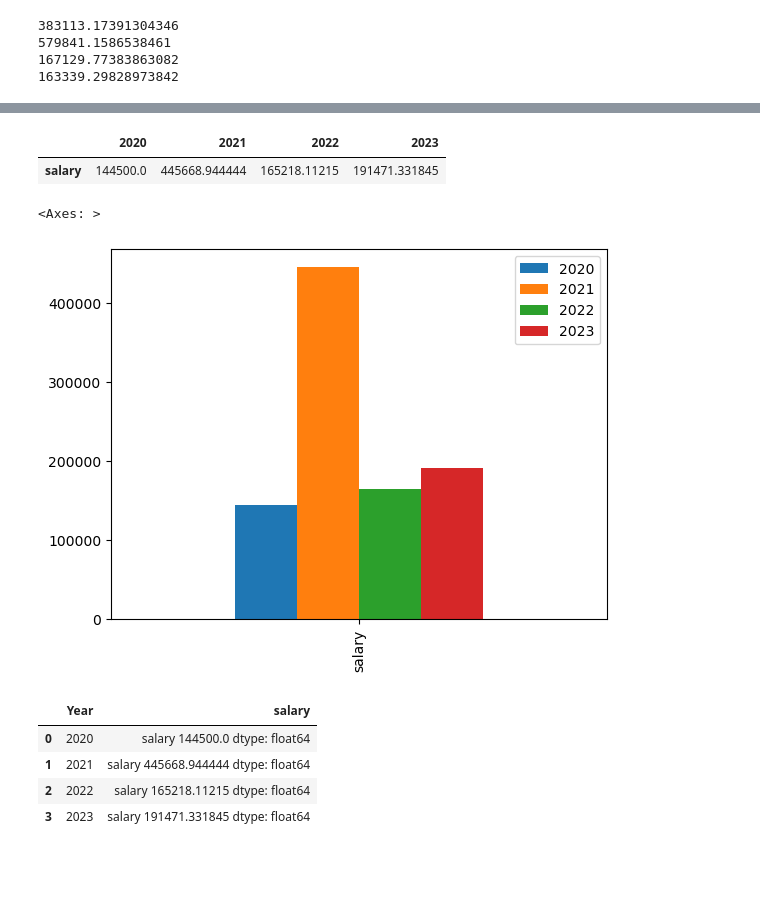
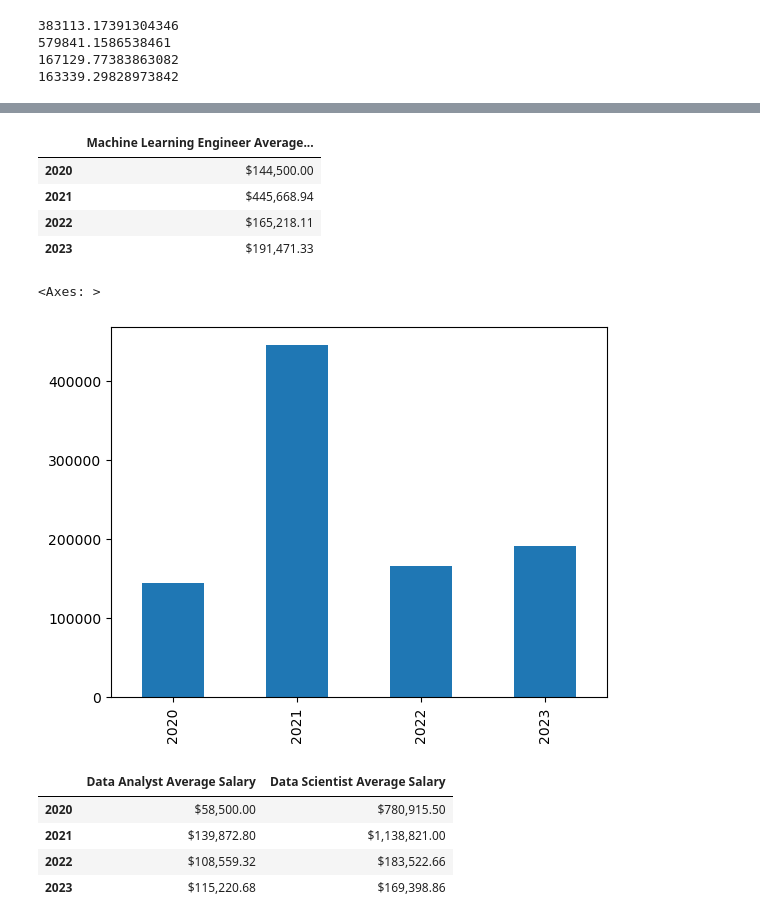
Before and after one commit to christian-a-smith/project-1, a Jupyter notebook: Trends-over-3-years.ipynb, the cells around one changed output, grey strips where cells are left out. Drawn from its saved outputs; the diff is of its cells as text; code cells hidden in the pictures; blank space fills up the shorter version.

Commit message:
Formatted charts and y axis values

```diff
--- a/Trends-over-3-years.ipynb
+++ b/Trends-over-3-years.ipynb
@@ -245,24 +261,28 @@ average_DE_salary_df.plot.bar()
 average_MLE_salary_df = pd.DataFrame({"2020":average_salary_2020_MLE,
                                    "2021":average_salary_2021_MLE,
                                    "2022":average_salary_2022_MLE,
-                                   "2023":average_salary_2023_MLE})
+                                   "2023":average_salary_2023_MLE}).T
+average_MLE_salary_df=average_MLE_salary_df.rename(columns={"salary":"Machine Learning Engineer Average Salary"})
 average_MLE_salary_df
 # %% [output]
-|  | 2020 | 2021 | 2022 | 2023 |
-| salary | 144500.0 | 445668.944444 | 165218.11215 | 191471.331845 |
+|  | Machine Learning Engineer Average... |
+| 2020 | $144,500.00 |
+| 2021 | $445,668.94 |
+| 2022 | $165,218.11 |
+| 2023 | $191,471.33 |
 # %%
 #Machine Learning Engineer bar graph
-average_MLE_salary_df.plot.bar()
+average_MLE_salary_df.plot.bar(legend=False)
 # %% [output]
 <Axes: >
-[figure, old version]
+[figure, new version]
-# %%
-average_MLE_salary_df = pd.DataFrame({"Year":[2020,2021,2022,2023],
-                                     "salary":[average_salary_2020_MLE, average_salary_2021_MLE, average_salary_2022_MLE, average_salary_2023_MLE]})
-average_MLE_salary_df
-# %% [output]
-|  | Year | salary |
-| 0 | 2020 | salary 144500.0 dtype: float64 |
-| 1 | 2021 | salary 445668.944444 dtype: float64 |
-| 2 | 2022 | salary 165218.11215 dtype: float64 |
-| 3 | 2023 | salary 191471.331845 dtype: float64 |
+# %%
+#Merge all of the job title dataframes to eventually create one line graph
+job_title_df1 = pd.merge(average_DA_salary_df,average_DS_salary_df, left_index=True,right_index=True)
+job_title_df1
+# %% [output]
+|  | Data Analyst Average Salary | Data Scientist Average Salary |
+| 2020 | $58,500.00 | $780,915.50 |
+| 2021 | $139,872.80 | $1,138,821.00 |
+| 2022 | $108,559.32 | $183,522.66 |
+| 2023 | $115,220.68 | $169,398.86 |
```
Also changed, not shown: parts of 17 cells of this notebook.
